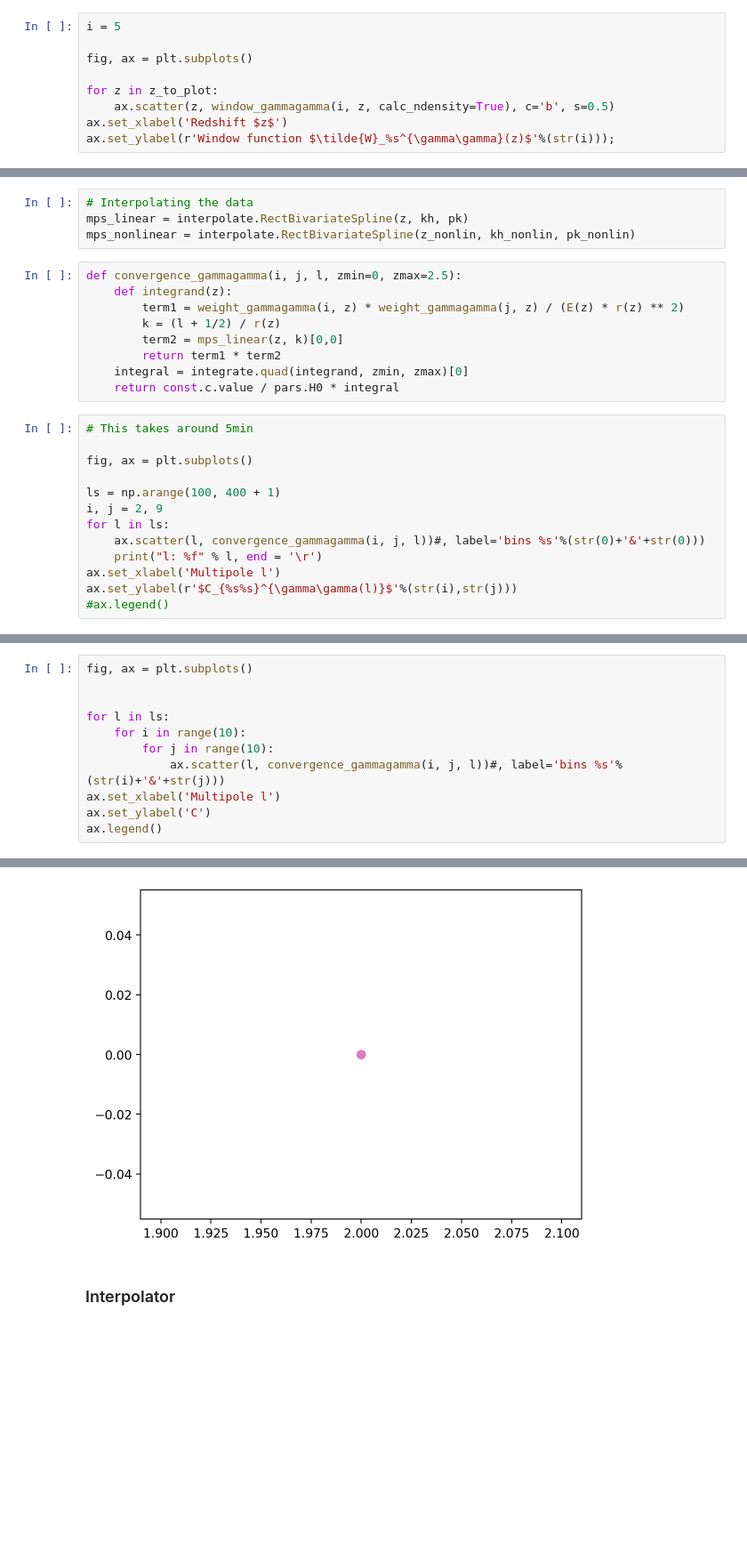
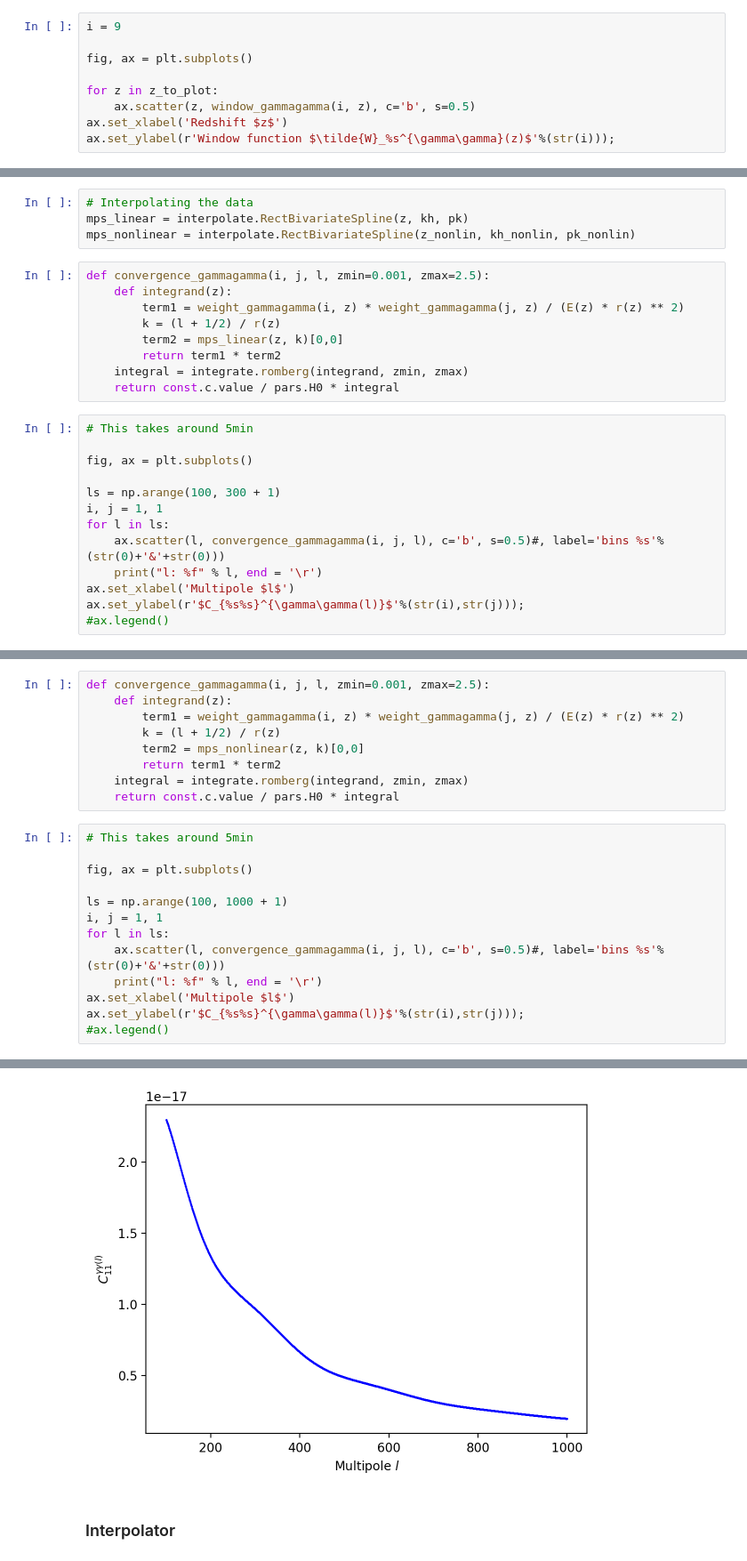
Before and after one commit to vPedreros/dfi-summer-2023, a Jupyter notebook: summer_nb.ipynb, the cells around one changed output, grey strips where cells are left out. Shown at 89% size. Saved outputs shown, nothing was run; the diff lists cells and outputs as text; blank space fills up the shorter version.

```diff
--- a/summer_nb.ipynb
+++ b/summer_nb.ipynb
@@ -346,11 +351,11 @@ for i in range(len(z_equipop_bins)):
     np.savetxt('bin_ndensity/bin_%s'%(str(i)), np.array(list))
 # %%
-i = 5
+i = 9
 
 fig, ax = plt.subplots()
 
 for z in z_to_plot:
-    ax.scatter(z, window_gammagamma(i, z, calc_ndensity=True), c='b', s=0.5)
+    ax.scatter(z, window_gammagamma(i, z), c='b', s=0.5)
 ax.set_xlabel('Redshift $z$')
 ax.set_ylabel(r'Window function $\tilde{W}_%s^{\gamma\gamma}(z)$'%(str(i)));
 # %% [output]
@@ -410,25 +413,25 @@ for rslt in dict_mps_data:
 mps_linear = interpolate.RectBivariateSpline(z, kh, pk)
 mps_nonlinear = interpolate.RectBivariateSpline(z_nonlin, kh_nonlin, pk_nonlin)
 # %%
-def convergence_gammagamma(i, j, l, zmin=0, zmax=2.5):
+def convergence_gammagamma(i, j, l, zmin=0.001, zmax=2.5):
     def integrand(z):
         term1 = weight_gammagamma(i, z) * weight_gammagamma(j, z) / (E(z) * r(z) ** 2)
         k = (l + 1/2) / r(z)
         term2 = mps_linear(z, k)[0,0]
         return term1 * term2
-    integral = integrate.quad(integrand, zmin, zmax)[0]
+    integral = integrate.romberg(integrand, zmin, zmax)
     return const.c.value / pars.H0 * integral
 # %%
 # This takes around 5min
 
 fig, ax = plt.subplots()
 
-ls = np.arange(100, 400 + 1)
-i, j = 2, 9
+ls = np.arange(100, 300 + 1)
+i, j = 1, 1
 for l in ls:
-    ax.scatter(l, convergence_gammagamma(i, j, l))#, label='bins %s'%(str(0)+'&'+str(0)))
+    ax.scatter(l, convergence_gammagamma(i, j, l), c='b', s=0.5)#, label='bins %s'%(str(0)+'&'+str(0)))
     print("l: %f" % l, end = '\r')
-ax.set_xlabel('Multipole l')
-ax.set_ylabel(r'$C_{%s%s}^{\gamma\gamma(l)}$'%(str(i),str(j)))
+ax.set_xlabel('Multipole $l$')
+ax.set_ylabel(r'$C_{%s%s}^{\gamma\gamma(l)}$'%(str(i),str(j)));
 #ax.legend()
 # %% [output]
@@ -438,12 +441,23 @@ Text(0, 0.5, '$C_{29}^{\\gamma\\gamma(l)}$')
+# %%
+def convergence_gammagamma(i, j, l, zmin=0.001, zmax=2.5):
+    def integrand(z):
+        term1 = weight_gammagamma(i, z) * weight_gammagamma(j, z) / (E(z) * r(z) ** 2)
+        k = (l + 1/2) / r(z)
+        term2 = mps_nonlinear(z, k)[0,0]
+        return term1 * term2
+    integral = integrate.romberg(integrand, zmin, zmax)
+    return const.c.value / pars.H0 * integral
 # %%
+# This takes around 5min
+
 fig, ax = plt.subplots()
 
-
+ls = np.arange(100, 1000 + 1)
+i, j = 1, 1
 for l in ls:
-    for i in range(10):
-        for j in range(10):
-            ax.scatter(l, convergence_gammagamma(i, j, l))#, label='bins %s'%(str(i)+'&'+str(j)))
-ax.set_xlabel('Multipole l')
-ax.set_ylabel('C')
-ax.legend()
+    ax.scatter(l, convergence_gammagamma(i, j, l), c='b', s=0.5)#, label='bins %s'%(str(0)+'&'+str(0)))
+    print("l: %f" % l, end = '\r')
+ax.set_xlabel('Multipole $l$')
+ax.set_ylabel(r'$C_{%s%s}^{\gamma\gamma(l)}$'%(str(i),str(j)));
+#ax.legend()
 # %% [output]
@@ -451,4 +465,4 @@ KeyboardInterrupt:
-[figure, old version]
+[figure, new version]
 # %% [markdown]
 ### Interpolator
 # %%
```
Also changed, not shown: parts of 9 cells of this notebook.
